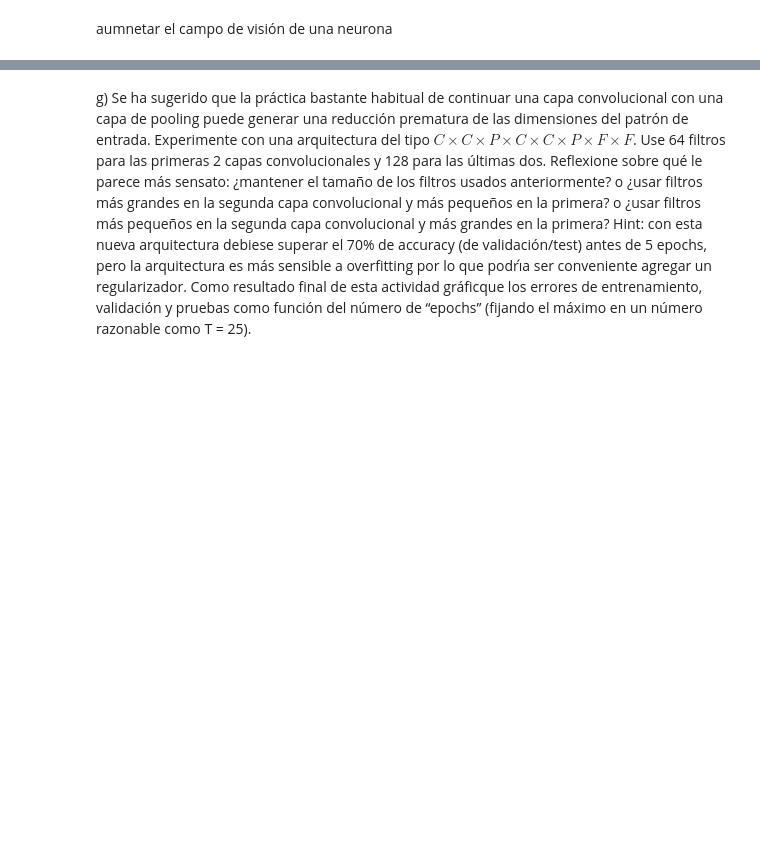
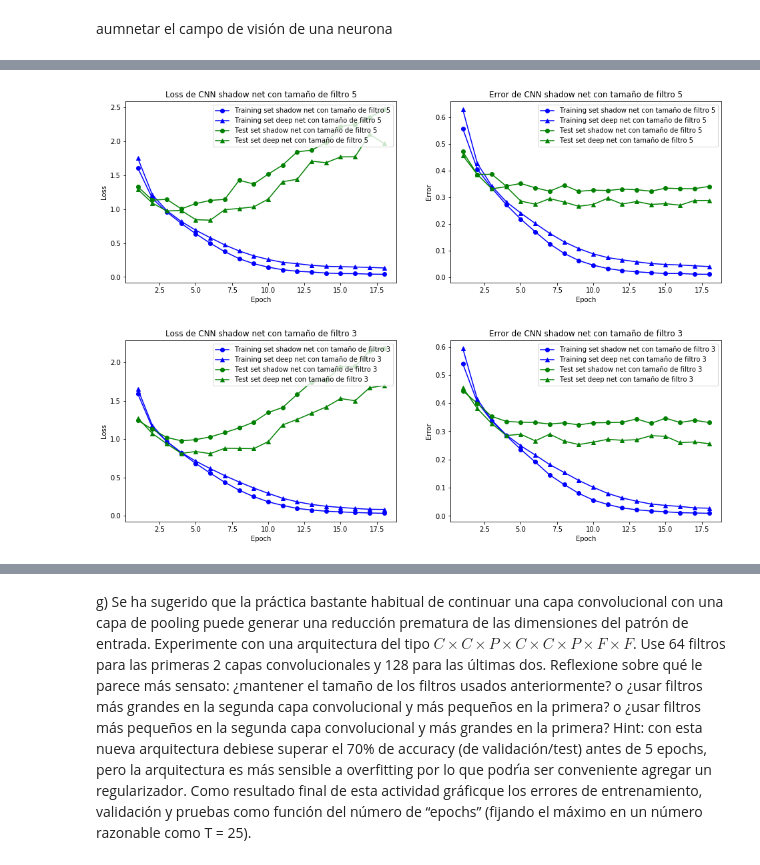
Before and after one commit to MrSutra/NeuralNetworks-1, a Jupyter notebook: Pregunta 3.ipynb, the cells around one changed output, grey strips where cells are left out. Drawn from its saved outputs; the diff is of its cells as text; code cells hidden in the pictures; blank space fills up the shorter version.

```diff
--- a/Pregunta 3.ipynb
+++ b/Pregunta 3.ipynb
@@ -502,0 +507,42 @@ plot(deep_net_3_msprop.history)
+# %%
+#justo antes de la g
+def plot2(hist1, title1, hist2, title2):
+    loss1 = hist1['loss']
+    val_loss1 = hist1['val_loss']
+    loss2 = hist2['loss']
+    val_loss2 = hist2['val_loss']
+    epochs = range(1, len(loss1) + 1)
+
+    fig = plt.figure(figsize=(16,5))
+    ax = fig.add_subplot(1, 2, 1)
+    ax.plot(epochs, loss1, 'bo-', label = "Training set " + title1)
+    ax.plot(epochs, loss2, 'b^-', label = "Training set " + title2)
+    ax.plot(epochs, val_loss1, 'go-', label = "Test set " + title1)
+    ax.plot(epochs, val_loss2, 'g^-', label = "Test set " + title2)
+    ax.set_title('Loss de CNN ' + title1)
+    ax.set_xlabel('Epoch')
+    ax.set_ylabel('Loss')
+    #ax.set_ylim(0,2)
+    ax.legend(loc="upper right", fancybox= True)
+
+    acc1 = hist1['acc']
+    val_acc1 = hist1['val_acc']
+    acc2 = hist2['acc']
+    val_acc2 = hist2['val_acc']
+    ax = fig.add_subplot(1, 2, 2)
+    ax.plot(epochs, np.subtract(1,acc1), 'bo-', label = "Training set " + title1)
+    ax.plot(epochs, np.subtract(1,acc2), 'b^-', label = "Training set " + title2)
+    ax.plot(epochs, np.subtract(1,val_acc1), 'go-', label = "Test set " + title1)
+    ax.plot(epochs, np.subtract(1,val_acc2), 'g^-', label = "Test set " + title2)
+    ax.set_title('Error de CNN ' + title1)
+    ax.set_xlabel('Epoch')
+    ax.set_ylabel('Error')
+    #ax.set_ylim(0,.8)
+    ax.legend(loc="upper right", fancybox= True)
+    plt.show()
+# %%
+plot2(model_fil_5.history, "shadow net con tamaño de filtro 5", score_deep_net_5_msprop.history, "deep net con tamaño de filtro 5")
+plot2(shallow_net_3_msprop.history, "shadow net con tamaño de filtro 3", deep_net_3_msprop.history, "deep net con tamaño de filtro 3")
+# %% [output]
+[figure, added]
+[figure, added]
```
Also changed, not shown: parts of 64 cells of this notebook, 13 other files.
